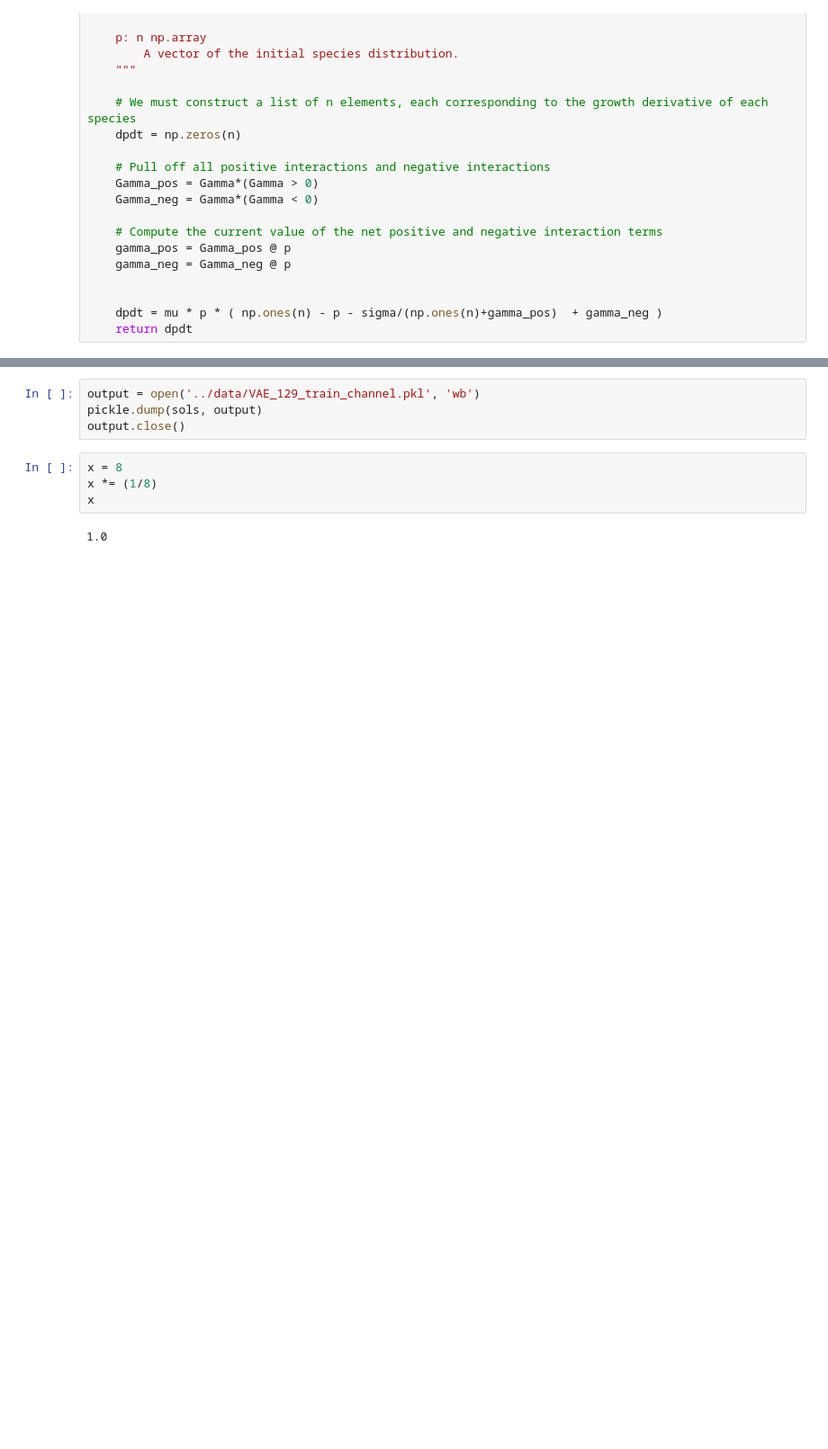
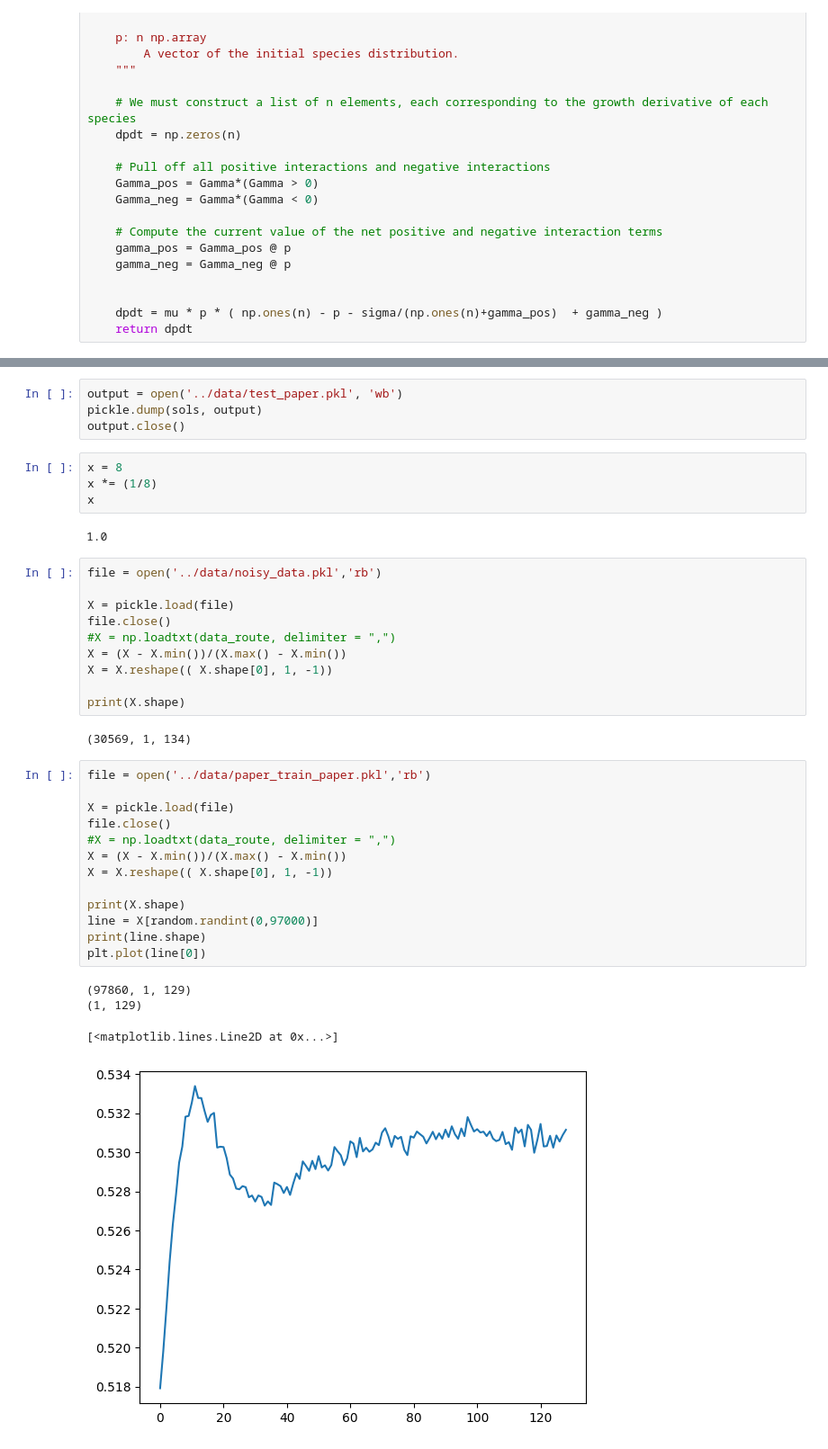
Before and after one commit to CarlosMari/TimeSeries, a Jupyter notebook: data_generation/familydata.ipynb, the cells around one changed output, grey strips where cells are left out. Shown at 90% size. Cells and saved outputs as stored; diff of their text form; blank space fills up the shorter version.

Commit message:
New data generation

```diff
--- a/data_generation/familydata.ipynb
+++ b/data_generation/familydata.ipynb
@@ -155,5 +186,5 @@ plt.show()
 # %%
-output = open('../data/VAE_129_train_channel.pkl', 'wb')
+output = open('../data/test_paper.pkl', 'wb')
 pickle.dump(sols, output)
 output.close()
 # %%
@@ -162,3 +193,33 @@ x *= (1/8)
 x
 # %% [output]
 1.0
+# %%
+file = open('../data/noisy_data.pkl','rb')
+
+X = pickle.load(file)
+file.close()
+#X = np.loadtxt(data_route, delimiter = ",")
+X = (X - X.min())/(X.max() - X.min())
+X = X.reshape(( X.shape[0], 1, -1))
+
+print(X.shape)
+# %% [output]
+(30569, 1, 134)
+# %%
+file = open('../data/paper_train_paper.pkl','rb')
+
+X = pickle.load(file)
+file.close()
+#X = np.loadtxt(data_route, delimiter = ",")
+X = (X - X.min())/(X.max() - X.min())
+X = X.reshape(( X.shape[0], 1, -1))
+
+print(X.shape)
+line = X[random.randint(0,97000)]
+print(line.shape)
+plt.plot(line[0])
+# %% [output]
+(97860, 1, 129)
+(1, 129)
+[<matplotlib.lines.Line2D at 0x...>]
+[figure, added]
```
Also changed, not shown: parts of 6 cells of this notebook, 1 other file.
